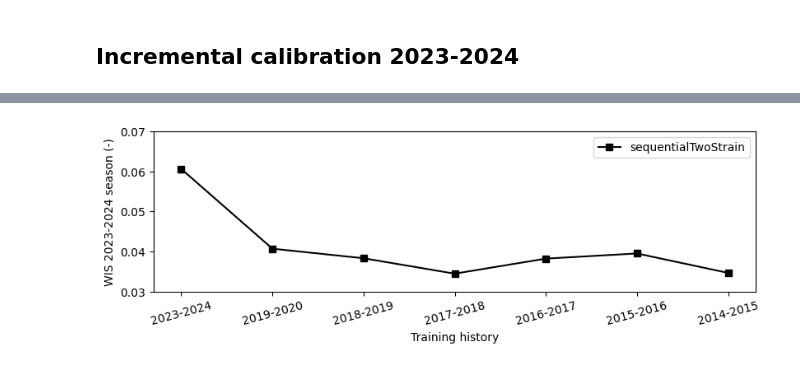
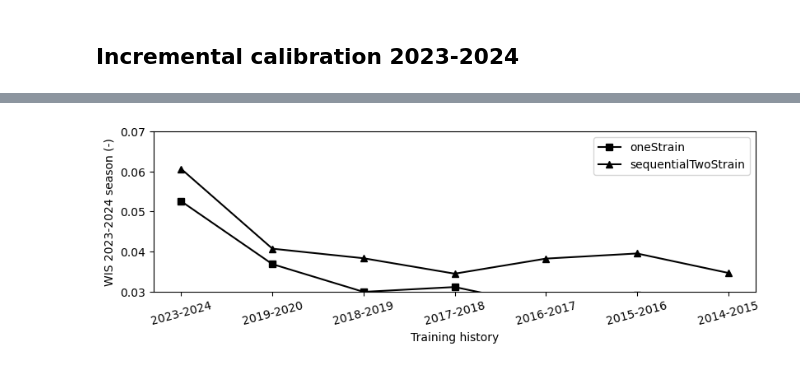
Before and after one commit to twallema/influenza-USA, a Jupyter notebook: scripts/NC_forecasts/manuscript/visualise_accuracy.ipynb, the cells around one changed output, grey strips where cells are left out. Saved outputs shown, nothing was run; the diff lists cells and outputs as text; code cells hidden in the pictures.

Commit message:
update accuracy figure

```diff
--- a/scripts/NC_forecasts/manuscript/visualise_accuracy.ipynb
+++ b/scripts/NC_forecasts/manuscript/visualise_accuracy.ipynb
@@ -59,18 +78,18 @@ data = pd.read_csv('accuracy-training-x.csv', parse_dates=True).groupby(['model'
 # %%
 fig,ax=plt.subplots(figsize=(8.3, 11.7/4))
+# oneStrain
+ax.plot(data.index.get_level_values('training_horizon').unique(), data.loc['oneStrain'].values, marker='s', color='black', markersize=6, label='oneStrain')
 # sequentialTwoStrain
-ax.plot(data.index.get_level_values('training_horizon').unique(), data.values, marker='s', color='black', markersize=6, label='sequentialTwoStrain')
-# oneStrain
-
+ax.plot(data.index.get_level_values('training_horizon').unique(), data.loc['sequentialTwoStrain'].values, marker='^', color='black', markersize=6, label='sequentialTwoStrain')
 # formatting
 ax.set_ylim([0.03, 0.07])
 ax.set_xticks(data.index.get_level_values('training_horizon').unique())
 ax.set_xticks(ax.get_xticks(), ['2023-2024', '2019-2020', '2018-2019', '2017-2018', '2016-2017', '2015-2016', '2014-2015'], rotation=15, ha='center')
 ax.set_xlabel('Training history')
 ax.set_ylabel('WIS 2023-2024 season (-)')
 ax.legend()
 plt.tight_layout()
 plt.show()
 plt.close()
 # %% [output]
-[figure, old version]
+[figure, new version]
```
Also changed, not shown: parts of 1 cell of this notebook, 1 other file.
